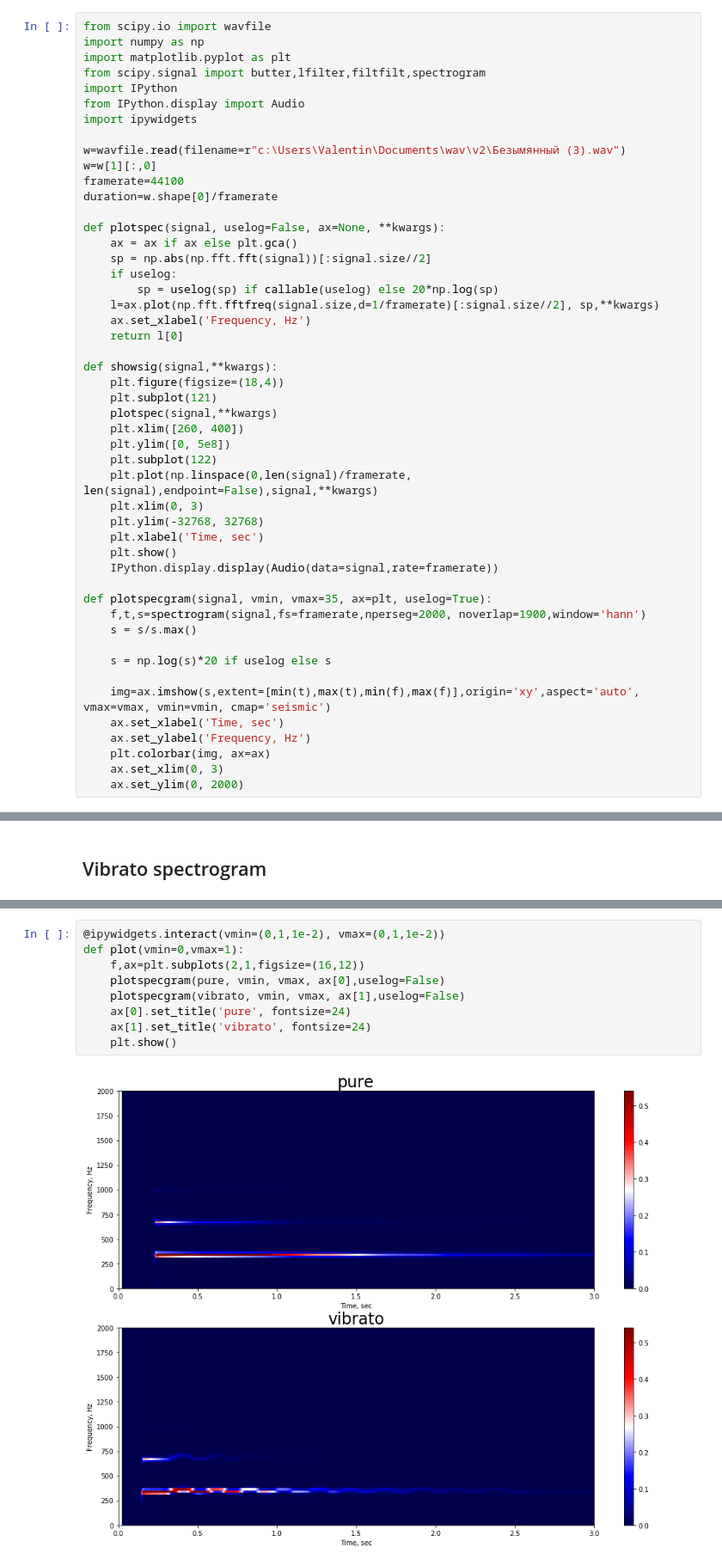
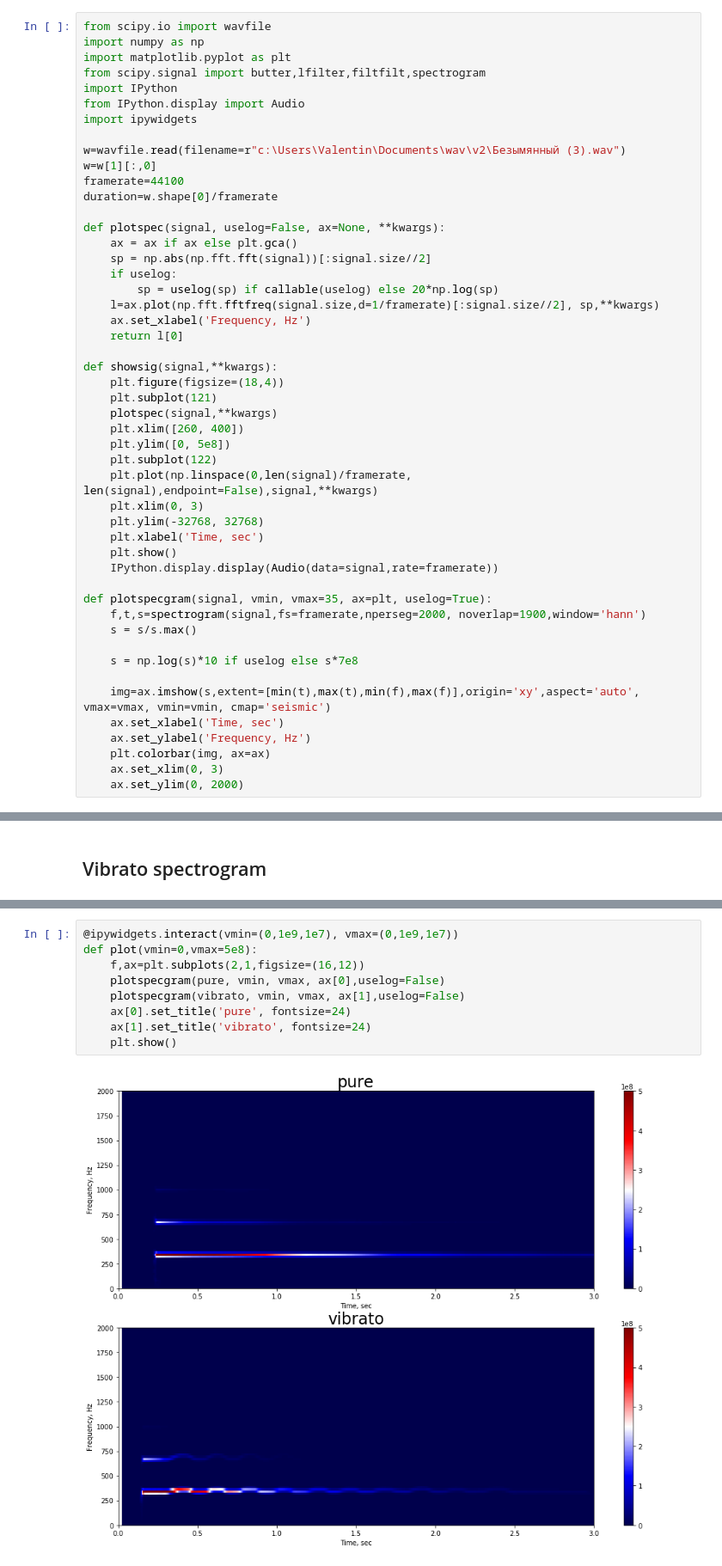
Before and after one commit to spirit11/wave_modulations, a Jupyter notebook: wavefile.ipynb, the cells around one changed output, grey strips where cells are left out. Shown at 86% size. Saved outputs shown, nothing was run; the diff lists cells and outputs as text.

```diff
--- a/wavefile.ipynb
+++ b/wavefile.ipynb
@@ -39,7 +39,7 @@ def plotspecgram(signal, vmin, vmax=35, ax=plt, uselog=True):
     f,t,s=spectrogram(signal,fs=framerate,nperseg=2000, noverlap=1900,window='hann')
     s = s/s.max()
 
-    s = np.log(s)*20 if uselog else s
+    s = np.log(s)*10 if uselog else s*7e8
 
     img=ax.imshow(s,extent=[min(t),max(t),min(f),max(f)],origin='xy',aspect='auto', vmax=vmax, vmin=vmin, cmap='seismic')
     ax.set_xlabel('Time, sec')
@@ -128,13 +128,13 @@ plt.show()
 # %% [output]
 [figure]
 # %%
-@ipywidgets.interact(vmin=(0,1,1e-2), vmax=(0,1,1e-2))
-def plot(vmin=0,vmax=1):
+@ipywidgets.interact(vmin=(0,1e9,1e7), vmax=(0,1e9,1e7))
+def plot(vmin=0,vmax=5e8):
     f,ax=plt.subplots(2,1,figsize=(16,12))
     plotspecgram(pure, vmin, vmax, ax[0],uselog=False)
     plotspecgram(vibrato, vmin, vmax, ax[1],uselog=False)
     ax[0].set_title('pure', fontsize=24)
     ax[1].set_title('vibrato', fontsize=24)
     plt.show()
 # %% [output]
-[figure, old version]
+[figure, new version]
```
Also changed, not shown: parts of 4 cells of this notebook.
